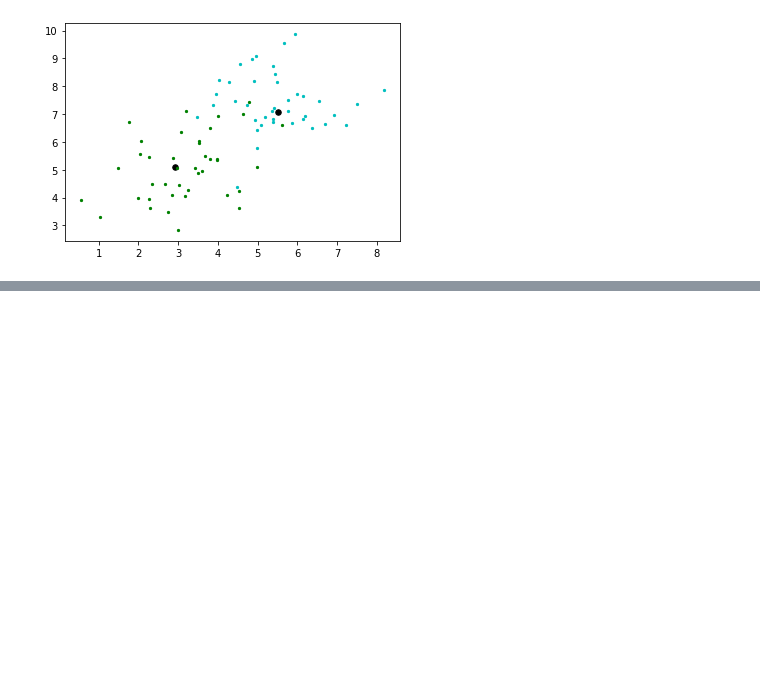
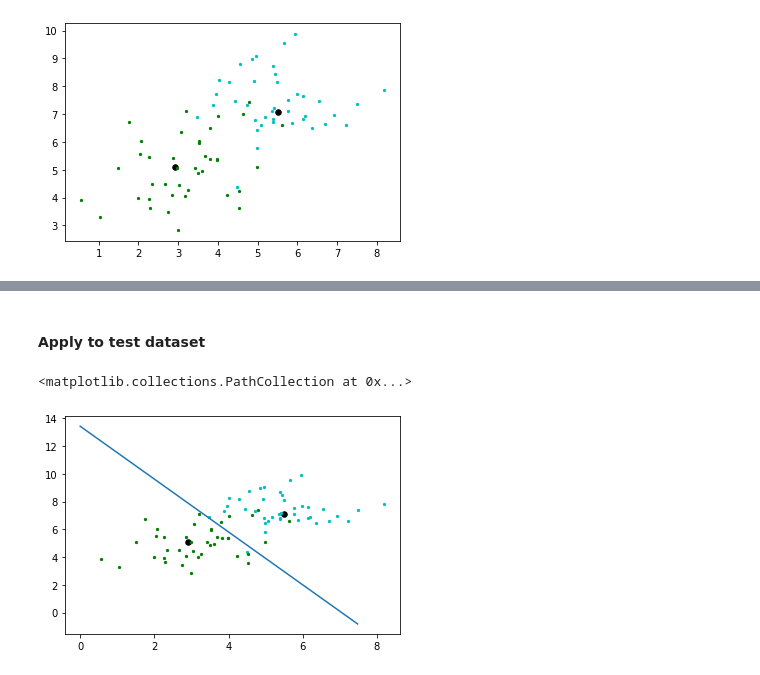
Before and after one commit to icdsw07/machineLearning, a Jupyter notebook: Assignment01.ipynb, the cells around one changed output, grey strips where cells are left out. Saved outputs shown, nothing was run; the diff lists cells and outputs as text; code cells hidden in the pictures; blank space fills up the shorter version.

```diff
--- a/Assignment01.ipynb
+++ b/Assignment01.ipynb
@@ -60,0 +172,11 @@ p1_noise_train.shape
+# %% [markdown]
+#### Apply to test dataset
+# %%
+plt.plot(line_x,line_y)
+plt.scatter(point1[0],point1[1],s=30,c='k')
+plt.scatter(point2[0],point2[1],s=30,c='k')
+plt.scatter(point1_noise_test[0], point1_noise_test[1], s = 5, c='c')
+plt.scatter(point2_noise_test[0], point2_noise_test[1], s = 5, c='g')
+# %% [output]
+<matplotlib.collections.PathCollection at 0x...>
+[figure, added]
```
Also changed, not shown: parts of 39 cells of this notebook.
